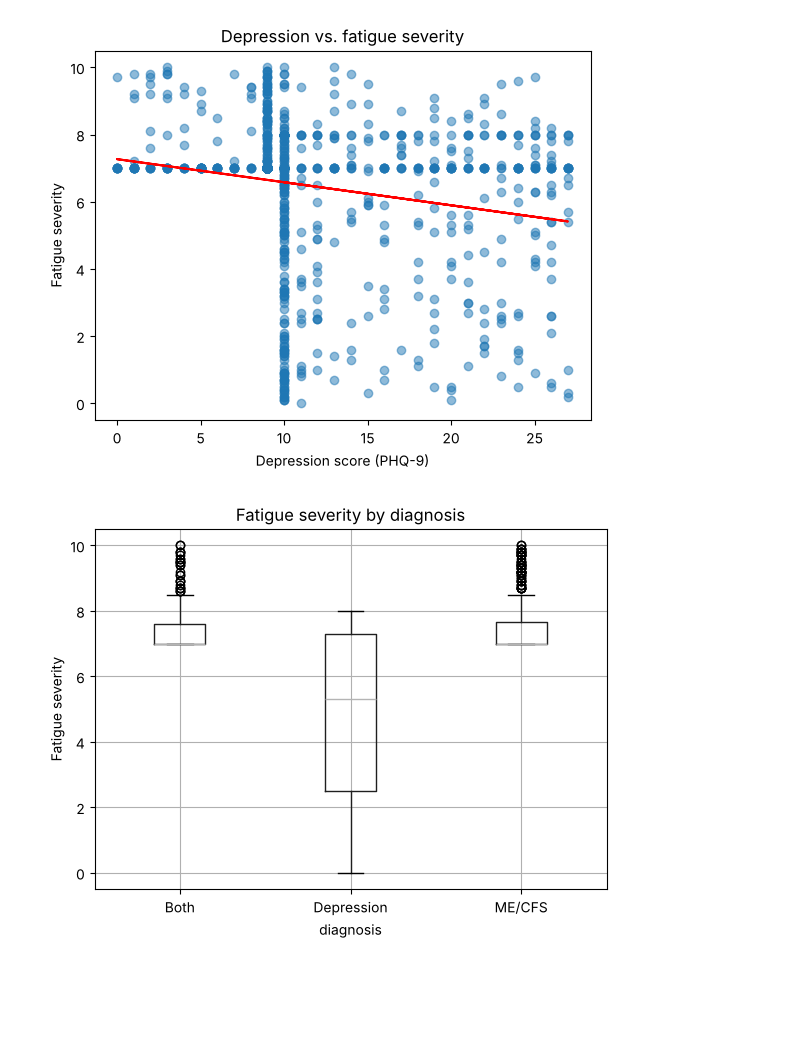
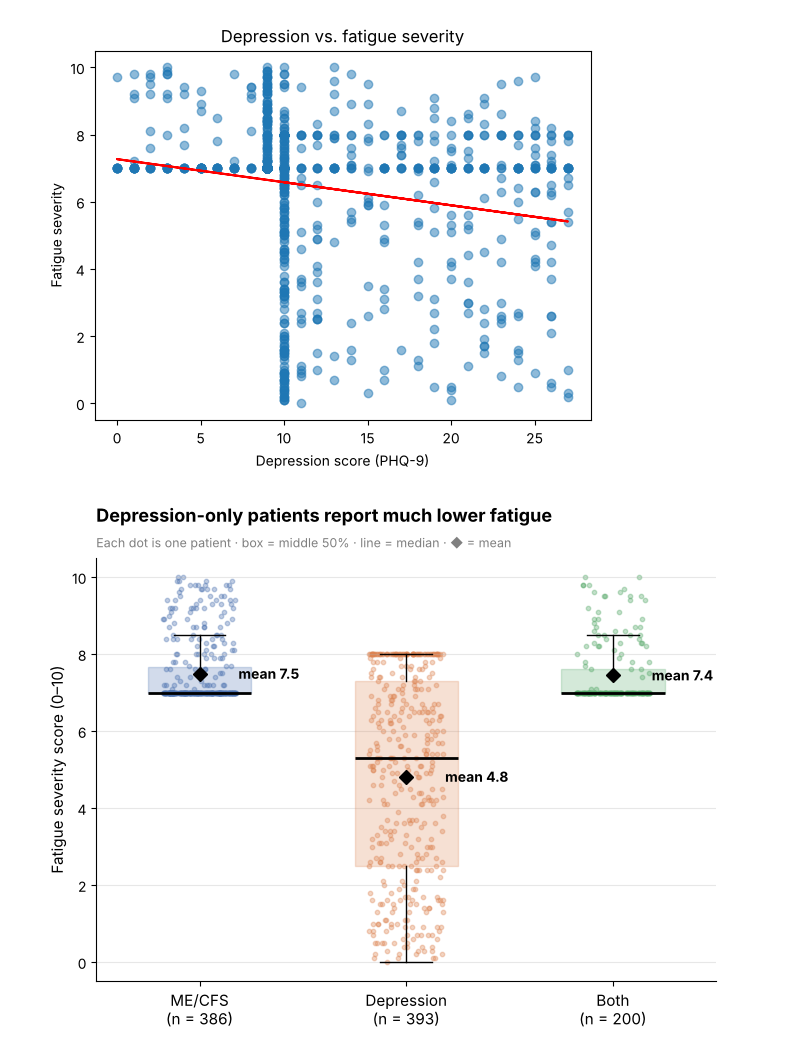
Before and after one commit to Smoak04/Clinical-Data-Analysis, a Jupyter notebook: analysis.ipynb, the cells around one changed output. Cells and saved outputs as stored; diff of their text form; code cells hidden in the pictures; blank space fills up the shorter version.

Commit message:
Redesign fatigue-by-diagnosis chart for readability
Co-Authored-By: Claude Opus 5.5 <noreply@anthropic.com>
Claude-Session: https://claude.ai/code/session_01JtpdDNifgmUwJaY3PVcA7L

```diff
--- a/analysis.ipynb
+++ b/analysis.ipynb
@@ -170,14 +170,37 @@ plt.show()
 # %% [output]
 [figure]
 # %%
-df_main.boxplot(column="fatigue_severity_scale_score", by="diagnosis")
-plt.title("Fatigue severity by diagnosis")
-plt.suptitle("")
-plt.ylabel("Fatigue severity")
+# Fatigue severity by diagnosis: box plot with every patient shown as a dot
+order = ["ME/CFS", "Depression", "Both"]
+colors = ["#4C72B0", "#DD8452", "#55A868"]
+groups = [df_main.loc[df_main["diagnosis"] == d, "fatigue_severity_scale_score"].dropna() for d in order]
+
+fig, ax = plt.subplots(figsize=(8, 5.5))
+rng = np.random.default_rng(42)
+for i, (g, col) in enumerate(zip(groups, colors), start=1):
+    ax.scatter(i + rng.uniform(-0.18, 0.18, len(g)), g, s=10, alpha=0.35, color=col, zorder=1)
+bp = ax.boxplot(groups, widths=0.5, patch_artist=True, showfliers=False, zorder=2,
+                medianprops=dict(color="black", linewidth=2))
+for patch, col in zip(bp["boxes"], colors):
+    patch.set_facecolor(col); patch.set_alpha(0.25); patch.set_edgecolor(col)
+for i, g in enumerate(groups, start=1):
+    ax.plot(i, g.mean(), marker="D", color="black", markersize=7, zorder=3)
+    ax.annotate(f"mean {g.mean():.1f}", (i, g.mean()), xytext=(28, 0), textcoords="offset points",
+                va="center", fontsize=10, fontweight="bold")
+
+ax.set_xticks([1, 2, 3])
+ax.set_xticklabels([f"{d}\n(n = {len(g)})" for d, g in zip(order, groups)], fontsize=11)
+ax.set_ylabel("Fatigue severity score (0–10)", fontsize=11)
+ax.set_ylim(-0.5, 10.5)
+ax.set_title("Depression-only patients report much lower fatigue", fontsize=13, fontweight="bold", loc="left", pad=26)
+ax.text(0, 1.025, "Each dot is one patient · box = middle 50% · line = median · ◆ = mean",
+        transform=ax.transAxes, fontsize=9, color="gray")
+ax.spines[["top", "right"]].set_visible(False)
+ax.grid(axis="y", alpha=0.3)
 plt.savefig("images/boxplot.png", dpi=150, bbox_inches="tight")
 plt.show()
 # %% [output]
-[figure, old version]
+[figure, new version]
 # %% [markdown]
 ## 6. Conclusion
 - Across all patients, depression and fatigue show only a **weak negative correlation** (Pearson r ≈ −0.20, p < 0.001, n = 957). The original hypothesis of a strong positive link is **not supported**.
```
Also changed, not shown: parts of 1 cell of this notebook, 2 other files.
